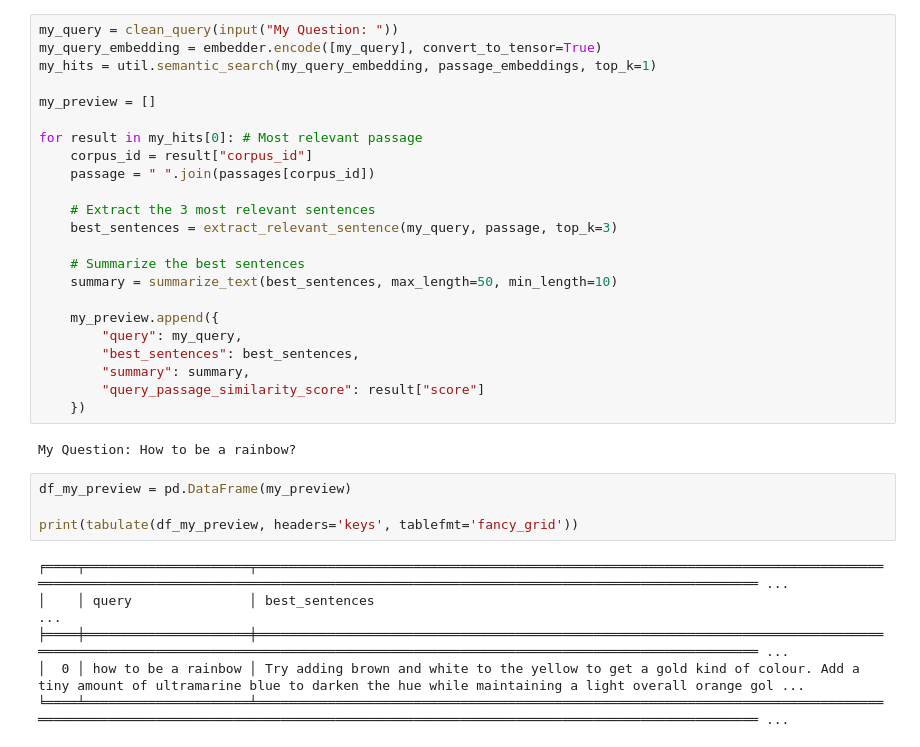
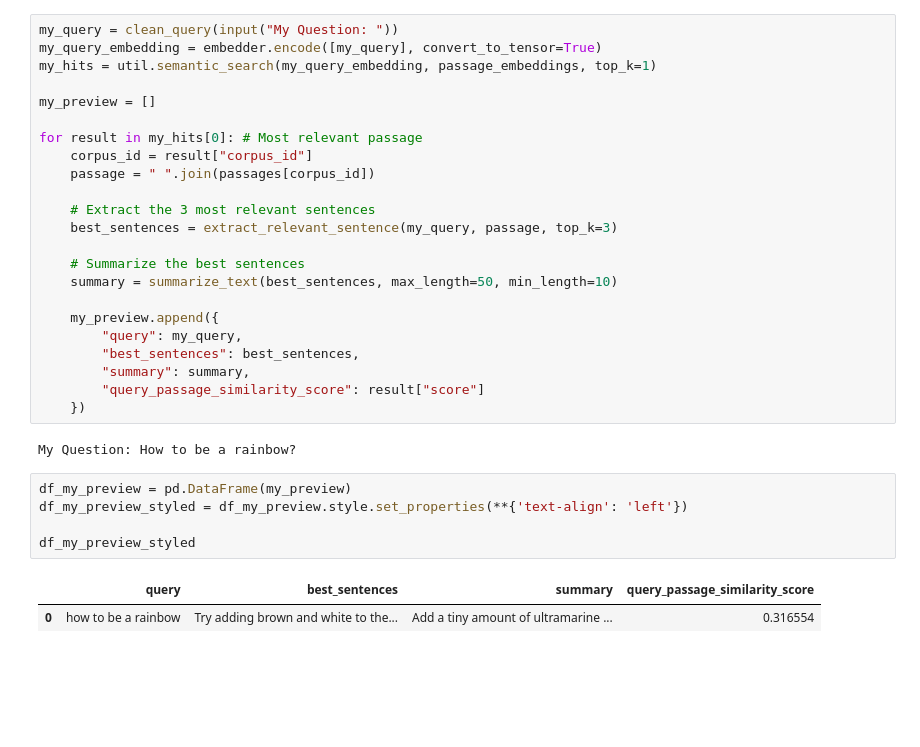
Before and after one commit to ProfessionalSalmon/Query2Answer, a Jupyter notebook: notebook/ms_marco_query2answer.ipynb, the cells around one changed output. Cells and saved outputs as stored; diff of their text form; blank space fills up the shorter version.

```diff
--- a/notebook/ms_marco_query2answer.ipynb
+++ b/notebook/ms_marco_query2answer.ipynb
@@ -202,13 +202,11 @@ for result in my_hits[0]: # Most relevant passage
     })
 # %% [output]
 My Question: How to be a rainbow?
-# %%
-df_my_preview = pd.DataFrame(my_preview)
-
-print(tabulate(df_my_preview, headers='keys', tablefmt='fancy_grid'))
-# %% [output]
-╒════╤═════════════════════╤════════════════════════════════════════════════════════════════════════════════════════════════════════════════════════════════════════════════════════════════════════════ ...
-│    │ query               │ best_sentences                                                                                                                                                              ...
-╞════╪═════════════════════╪════════════════════════════════════════════════════════════════════════════════════════════════════════════════════════════════════════════════════════════════════════════ ...
-│  0 │ how to be a rainbow │ Try adding brown and white to the yellow to get a gold kind of colour. Add a tiny amount of ultramarine blue to darken the hue while maintaining a light overall orange gol ...
-╘════╧═════════════════════╧════════════════════════════════════════════════════════════════════════════════════════════════════════════════════════════════════════════════════════════════════════════ ...
+# %%
+df_my_preview = pd.DataFrame(my_preview)
+df_my_preview_styled = df_my_preview.style.set_properties(**{'text-align': 'left'})
+
+df_my_preview_styled
+# %% [output]
+|  | query | best_sentences | summary | query_passage_similarity_score |
+| 0 | how to be a rainbow | Try adding brown and white to the... | Add a tiny amount of ultramarine ... | 0.316554 |
```
Also changed, not shown: parts of 3 cells of this notebook.
